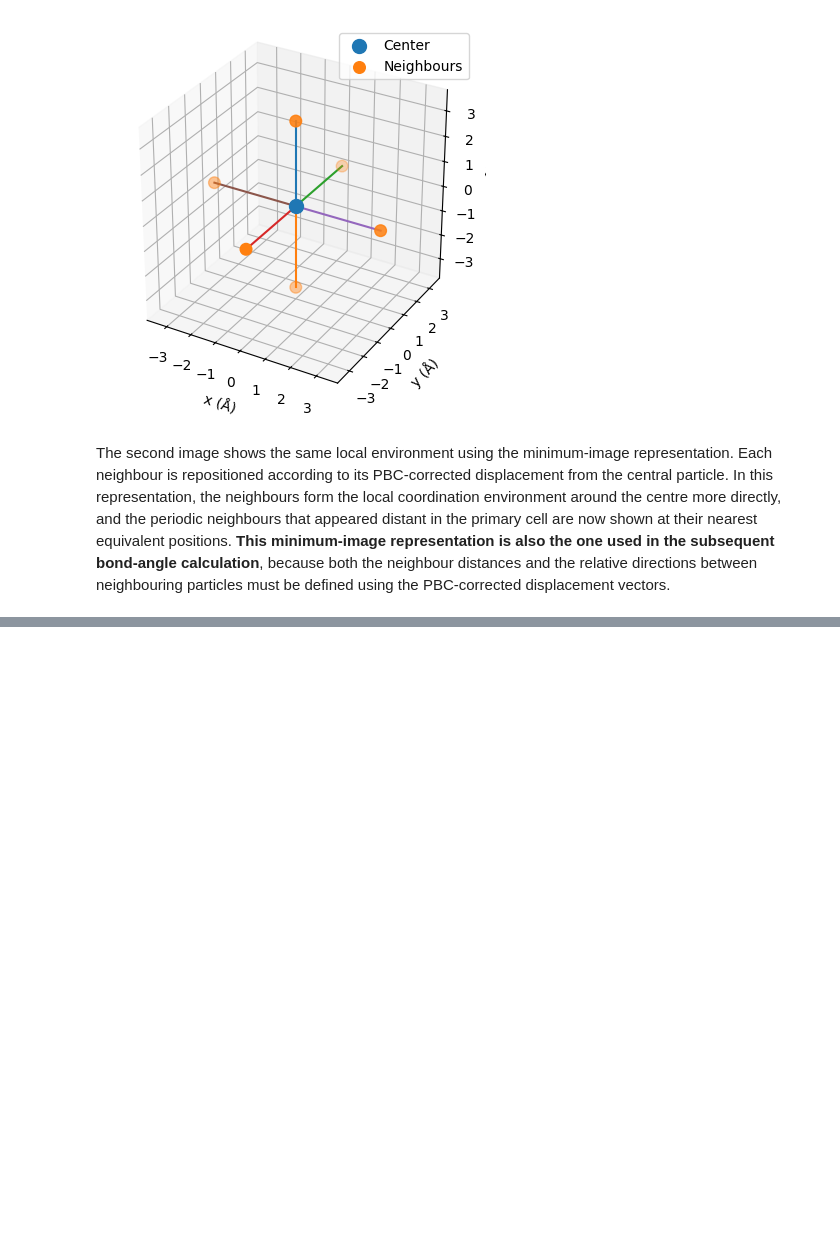
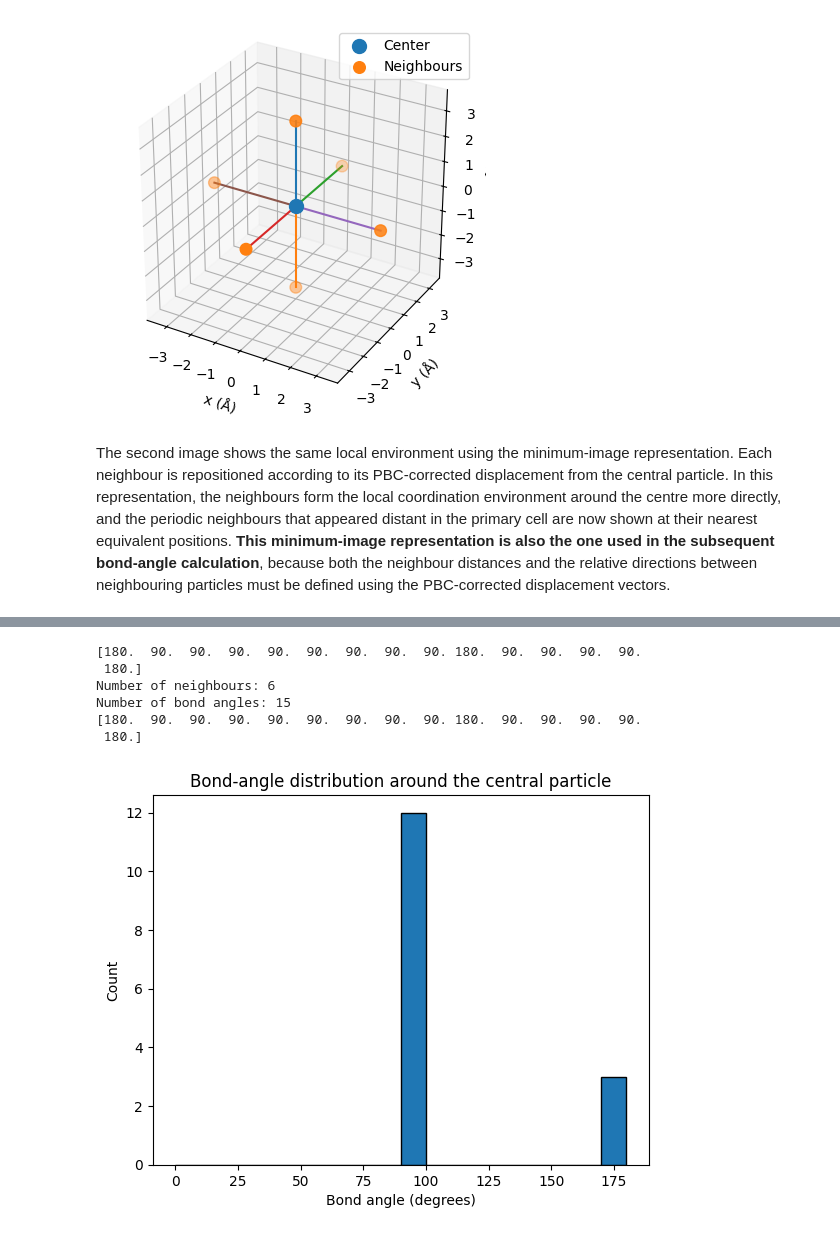
Before and after one commit to Jiaxuan-W41/Computational_Practice_MSc, a Jupyter notebook: Periodic_Atomic_structure/Bond_Angel_Distribution_for_periodic_systems.ipynb, the cells around one changed output, grey strips where cells are left out. Cells and saved outputs as stored; diff of their text form; code cells hidden in the pictures; blank space fills up the shorter version.

```diff
--- a/Periodic_Atomic_structure/Bond_Angel_Distribution_for_periodic_systems.ipynb
+++ b/Periodic_Atomic_structure/Bond_Angel_Distribution_for_periodic_systems.ipynb
@@ -460,0 +523,29 @@ In the current implementation, the neighbour list `neighbors_bf_ordered` already
+# %%
+#The ordered system with simulation box length of 10 A, 27 particles and a cutoff of 4.0 A as example
+angles_bf_ordered = calculate_bond_angles(neighbors_bf_ordered) #bond angles of center atoms with idex 0
+
+print(angles_bf_ordered)
+print(f"Number of neighbours: {len(neighbors_bf_ordered)}")
+print(f"Number of bond angles: {len(angles_bf_ordered)}")
+print(np.round(angles_bf_ordered, 2))
+# %% [output]
+[180.  90.  90.  90.  90.  90.  90.  90.  90. 180.  90.  90.  90.  90.
+ 180.]
+Number of neighbours: 6
+Number of bond angles: 15
+[180.  90.  90.  90.  90.  90.  90.  90.  90. 180.  90.  90.  90.  90.
+ 180.]
+# %%
+plt.hist(
+    angles_bf_ordered,
+    bins=np.arange(0, 190, 10),
+    edgecolor="black"
+)
+
+plt.xlabel("Bond angle (degrees)")
+plt.ylabel("Count")
+plt.title("Bond-angle distribution around the central particle")
+
+plt.show()
+# %% [output]
+[figure, added]
```
Also changed, not shown: parts of 15 cells of this notebook.
